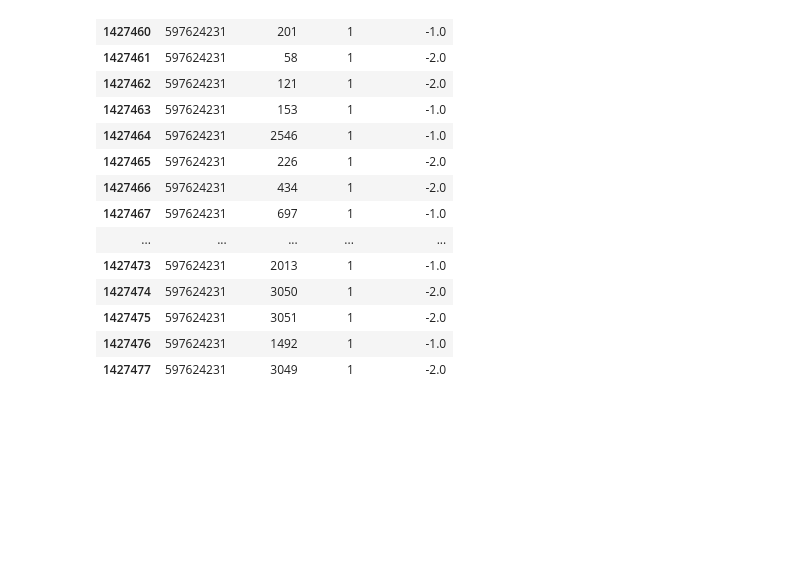
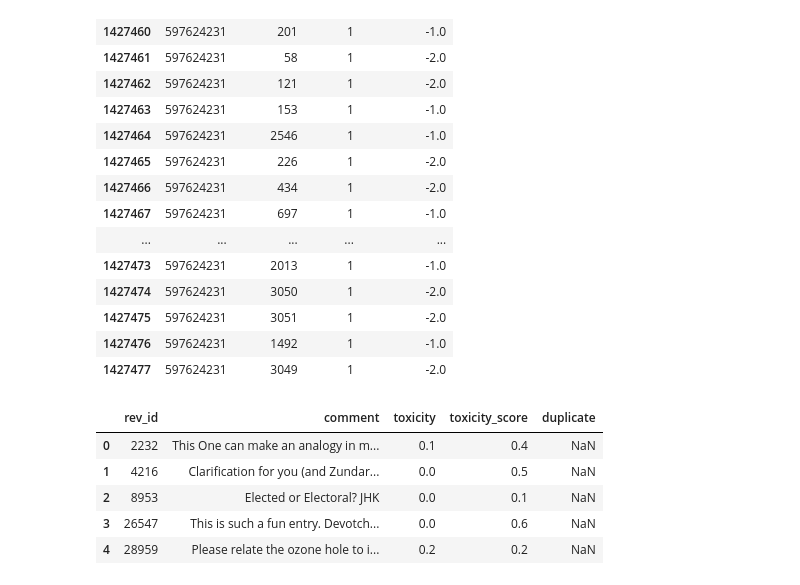
Before and after one commit to ctnormand1/cyber_bullying_detection, a Jupyter notebook: eda_cleaning/cyber_bullying_eda_toxic.ipynb, the cells around one changed output. Saved outputs shown, nothing was run; the diff lists cells and outputs as text; code cells hidden in the pictures; blank space fills up the shorter version.

```diff
--- a/eda_cleaning/cyber_bullying_eda_toxic.ipynb
+++ b/eda_cleaning/cyber_bullying_eda_toxic.ipynb
@@ -197,6 +196,6 @@ plt.ylabel('Frequency');
 # %%
 # Map toxicity to be either 0 or 1 depending on if it's above or below 0.5
 
-df['toxicity'] = (df['toxicity'] > 0.5).astype(int)
+df['toxicity'] = (df['toxicity'] >= 0.5).astype(int)
 df['toxicity'].value_counts(normalize = True)
 # %% [output]
@@ -554,3 +594,12 @@ df_score[df_score['rev_id'] == 597624231]
 | 1427475 | 597624231 | 3051 | 1 | -2.0 |
 | 1427476 | 597624231 | 1492 | 1 | -1.0 |
 | 1427477 | 597624231 | 3049 | 1 | -2.0 |
+# %%
+df.head()
+# %% [output]
+|  | rev_id | comment | toxicity | toxicity_score | duplicate |
+| 0 | 2232 | This One can make an analogy in m... | 0.1 | 0.4 | NaN |
+| 1 | 4216 | Clarification for you (and Zundar... | 0.0 | 0.5 | NaN |
+| 2 | 8953 | Elected or Electoral? JHK | 0.0 | 0.1 | NaN |
+| 3 | 26547 | This is such a fun entry. Devotch... | 0.0 | 0.6 | NaN |
+| 4 | 28959 | Please relate the ozone hole to i... | 0.2 | 0.2 | NaN |
```
Also changed, not shown: parts of 16 cells of this notebook, 2 other files.
